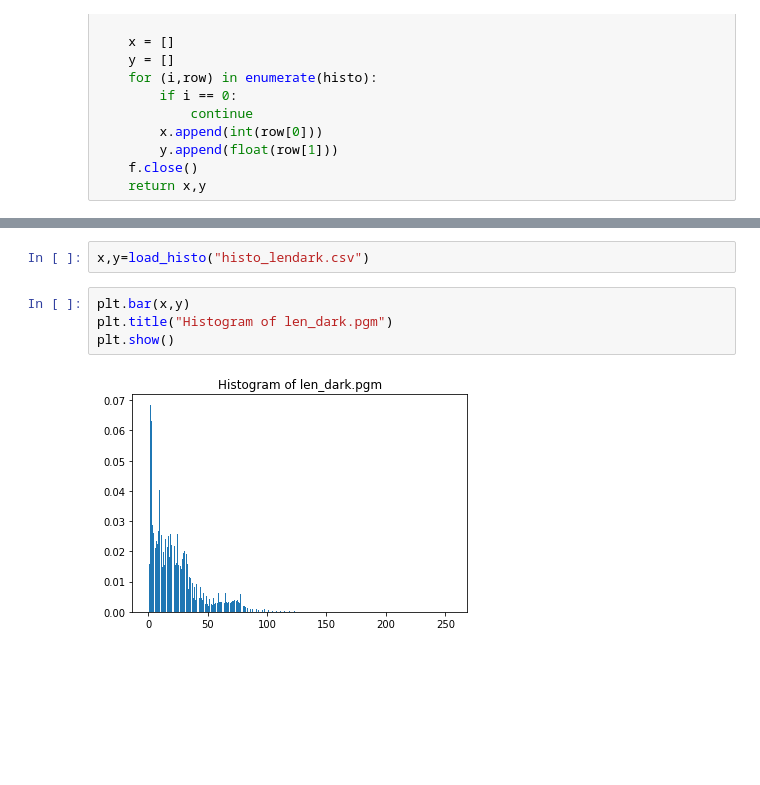
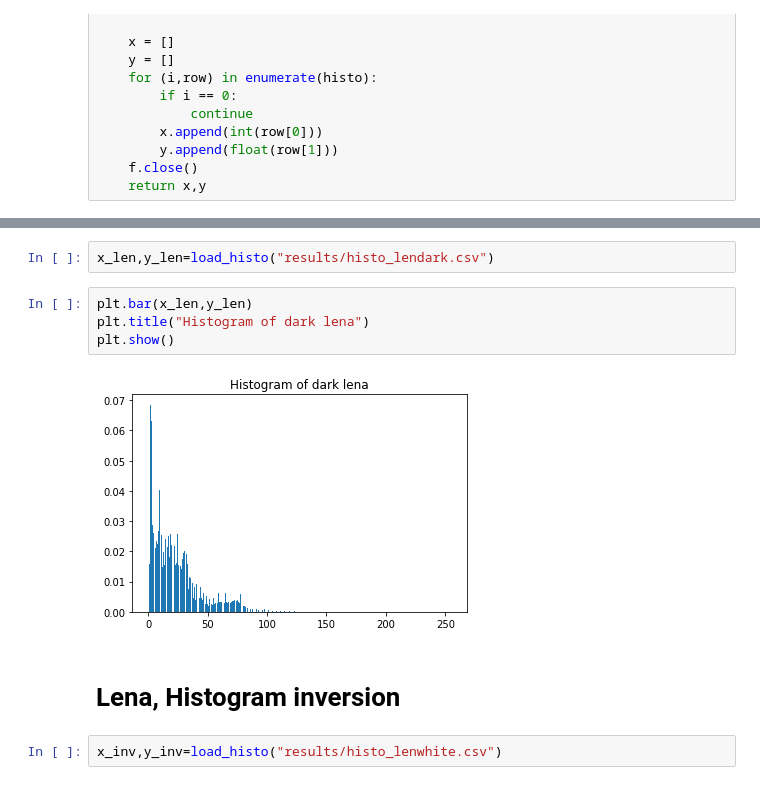
Before and after one commit to cosmo-sterin/M1_ENSL, a Jupyter notebook: Vision/build/tp2/Results.ipynb, the cells around one changed output, grey strips where cells are left out. Saved outputs shown, nothing was run; the diff lists cells and outputs as text; blank space fills up the shorter version.

```diff
--- a/Vision/build/tp2/Results.ipynb
+++ b/Vision/build/tp2/Results.ipynb
@@ -20,8 +27,12 @@ def load_histo(name):
 # %%
-x,y=load_histo("histo_lendark.csv")
+x_len,y_len=load_histo("results/histo_lendark.csv")
 # %%
-plt.bar(x,y)
-plt.title("Histogram of len_dark.pgm")
+plt.bar(x_len,y_len)
+plt.title("Histogram of dark lena")
 plt.show()
 # %% [output]
-[figure, old version]
+[figure, new version]
+# %% [markdown]
+# Lena, Histogram inversion
+# %%
+x_inv,y_inv=load_histo("results/histo_lenwhite.csv")
```
Also changed, not shown: parts of 10 cells of this notebook, 9 other files.
